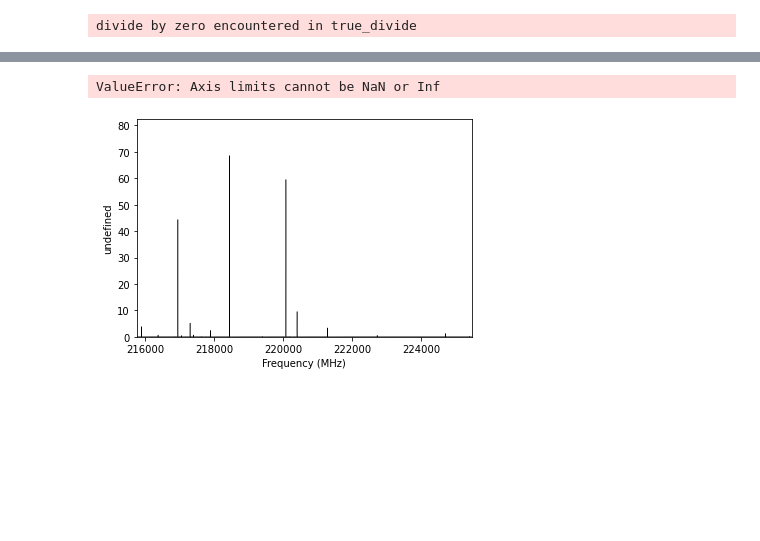
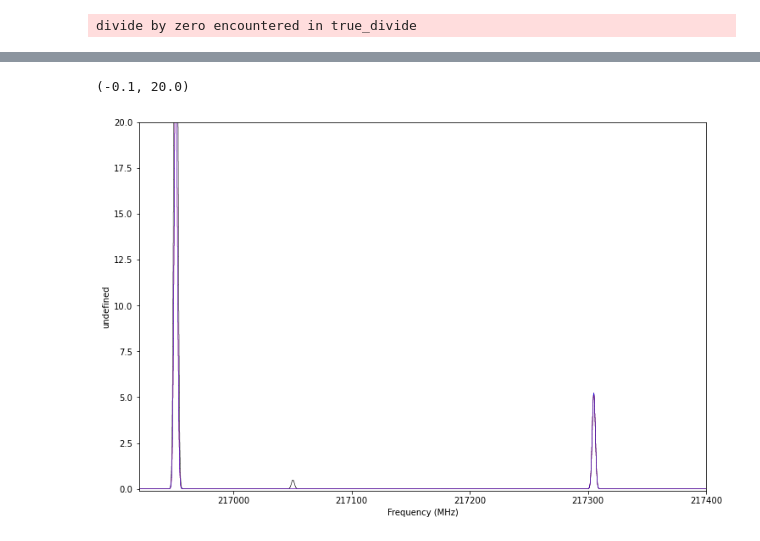
Before and after one commit to pyspeckit/pyspeckit-tests, a Jupyter notebook: xclass-benchmark/XCLASS_Benchmark_CH3OH.ipynb, the cells around one changed output, grey strips where cells are left out. Saved outputs shown, nothing was run; the diff lists cells and outputs as text; code cells hidden in the pictures; blank space fills up the shorter version.

```diff
--- a/xclass-benchmark/XCLASS_Benchmark_CH3OH.ipynb
+++ b/xclass-benchmark/XCLASS_Benchmark_CH3OH.ipynb
@@ -77,8 +77,9 @@ WARNING: No header given.  Creating an empty one.
 # %%
-xclass_spectrum.plotter()
+fig = pl.figure(figsize=(12,8))
+xclass_spectrum.plotter(figure=fig)
 model_JPL.plotter(clear=False, color='r', axis=xclass_spectrum.plotter.axis)
 model_CDMS.plotter(clear=False, color='b', axis=xclass_spectrum.plotter.axis)
-xclass_spectrum.plotter.axis.set_xlim(217000, 217500)
+xclass_spectrum.plotter.axis.set_xlim(216920, 217400)
 xclass_spectrum.plotter.axis.set_ylim(-0.1, 20)
 # %% [output]
 WARNING: AstropyDeprecationWarning: support for accessing str attributes such as 'lower' from PhysicalType instances is deprecated since 4.3 and will be removed in a subsequent release. [astropy.units ...
@@ -94,2 +91,2 @@ Warning: converting a masked element to nan.
-ValueError: Axis limits cannot be NaN or Inf
+(-0.1, 20.0)
-[figure, old version]
+[figure, new version]
```
Also changed, not shown: parts of 3 cells of this notebook, 2 other files.
